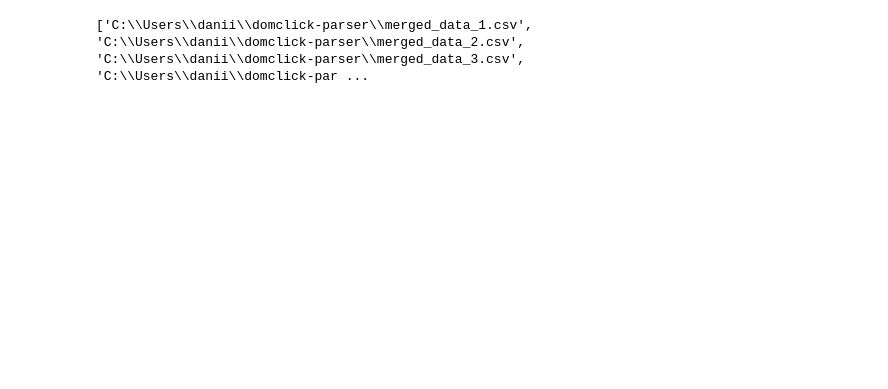
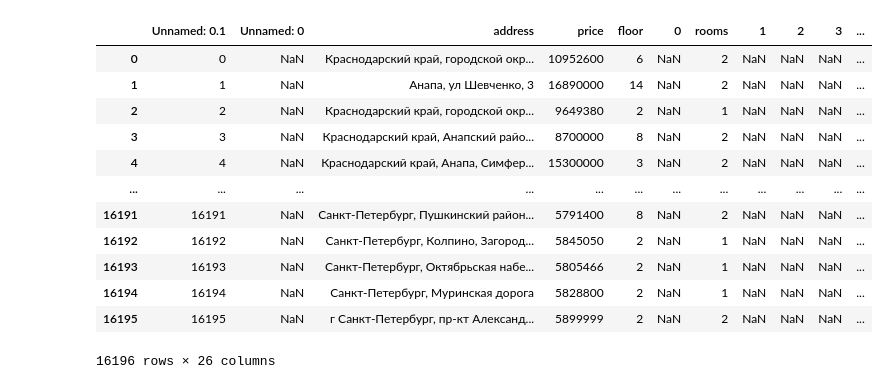
Before and after one commit to Sirius-2024-AI/parsing_data_DK, a Jupyter notebook: data_fusion.ipynb, the cells around one changed output. Saved outputs shown, nothing was run; the diff lists cells and outputs as text; code cells hidden in the pictures; blank space fills up the shorter version.

```diff
--- a/data_fusion.ipynb
+++ b/data_fusion.ipynb
@@ -20,10 +5,18 @@ Requirement already satisfied: six>=1.5 in c:\users\danii\domclick-parser\.venv\
-# %%
-file_list = glob.glob(r'C:\Users\danii\domclick-parser\merged_data_*.csv')
-print(file_list)
-# Объединяем файлы в один DataFrame
-df = pd.concat([pd.read_csv(file) for file in file_list], ignore_index=True)
-
-# Сохраняем объединенный DataFrame в файл
-df.to_csv('main.csv', index=False)
-# %% [output]
-['C:\\Users\\danii\\domclick-parser\\merged_data_1.csv', 'C:\\Users\\danii\\domclick-parser\\merged_data_2.csv', 'C:\\Users\\danii\\domclick-parser\\merged_data_3.csv', 'C:\\Users\\danii\\domclick-par ...
+# %%
+main = pd.read_csv(r'C:\Users\danii\domclick-parser\main.csv')
+# %%
+main
+# %% [output]
+|  | Unnamed: 0.1 | Unnamed: 0 | address | price | floor | 0 | rooms | 1 | 2 | 3 | ... |
+| 0 | 0 | NaN | Краснодарский край, городской окр... | 10952600 | 6 | NaN | 2 | NaN | NaN | NaN | ... |
+| 1 | 1 | NaN | Анапа, ул Шевченко, 3 | 16890000 | 14 | NaN | 2 | NaN | NaN | NaN | ... |
+| 2 | 2 | NaN | Краснодарский край, городской окр... | 9649380 | 2 | NaN | 1 | NaN | NaN | NaN | ... |
+| 3 | 3 | NaN | Краснодарский край, Анапский райо... | 8700000 | 8 | NaN | 2 | NaN | NaN | NaN | ... |
+| 4 | 4 | NaN | Краснодарский край, Анапа, Симфер... | 15300000 | 3 | NaN | 2 | NaN | NaN | NaN | ... |
+| ... | ... | ... | ... | ... | ... | ... | ... | ... | ... | ... | ... |
+| 16191 | 16191 | NaN | Санкт-Петербург, Пушкинский район... | 5791400 | 8 | NaN | 2 | NaN | NaN | NaN | ... |
+| 16192 | 16192 | NaN | Санкт-Петербург, Колпино, Загород... | 5845050 | 2 | NaN | 1 | NaN | NaN | NaN | ... |
+| 16193 | 16193 | NaN | Санкт-Петербург, Октябрьская набе... | 5805466 | 2 | NaN | 1 | NaN | NaN | NaN | ... |
+| 16194 | 16194 | NaN | Санкт-Петербург, Муринская дорога | 5828800 | 2 | NaN | 1 | NaN | NaN | NaN | ... |
+| 16195 | 16195 | NaN | г Санкт-Петербург, пр-кт Александ... | 5899999 | 2 | NaN | 2 | NaN | NaN | NaN | ... |
+16196 rows × 26 columns
```
Also changed, not shown: parts of 13 cells of this notebook, 1 other file.
